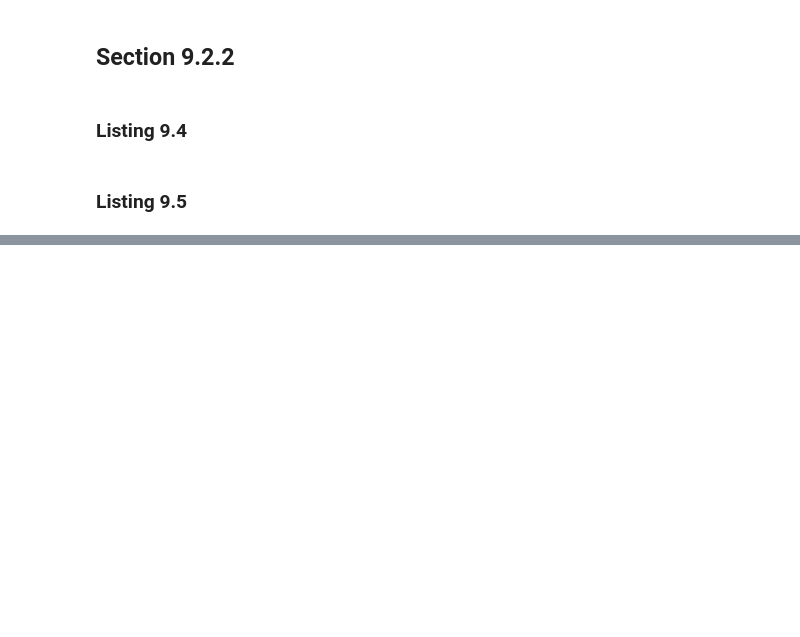
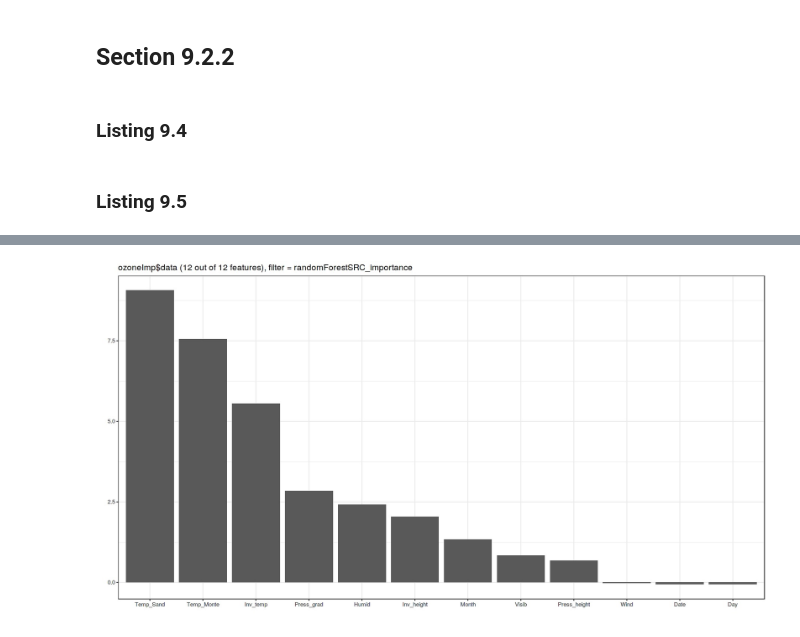
Before and after one commit to brainvat/Hefin-I-Rhys-Machine-Learning-with-R-the-tidyverse-and-mlr, a Jupyter notebook: chapter_09/Chapter 9 - Linear regression.ipynb, the cells around one changed output, grey strips where cells are left out. Cells and saved outputs as stored; diff of their text form; code cells hidden in the pictures; blank space fills up the shorter version.

```diff
--- a/chapter_09/Chapter 9 - Linear regression.ipynb
+++ b/chapter_09/Chapter 9 - Linear regression.ipynb
@@ -121,0 +153,4 @@ lin <- makeLearner("regr.lm")
+# %%
+# use default method
+filterValsRF <- generateFilterValuesData(ozoneTask, method = "randomForestSRC_importance")
+filterValsRF$data
@@ -121,0 +173,5 @@ lin <- makeLearner("regr.lm")
+# %%
+# Press_grad, Humid ranked higher in default filter
+plotFilterValues(filterValsRF) + theme_bw()
+# %% [output]
+[figure, added]
```
Also changed, not shown: parts of 26 cells of this notebook.
